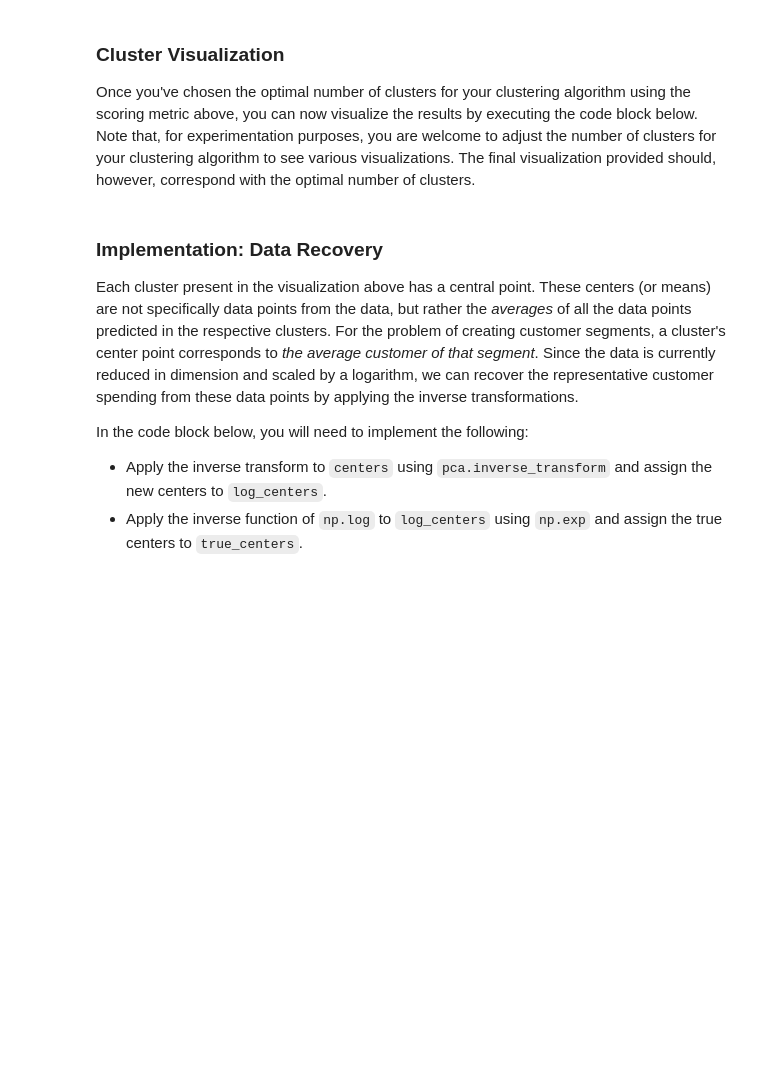
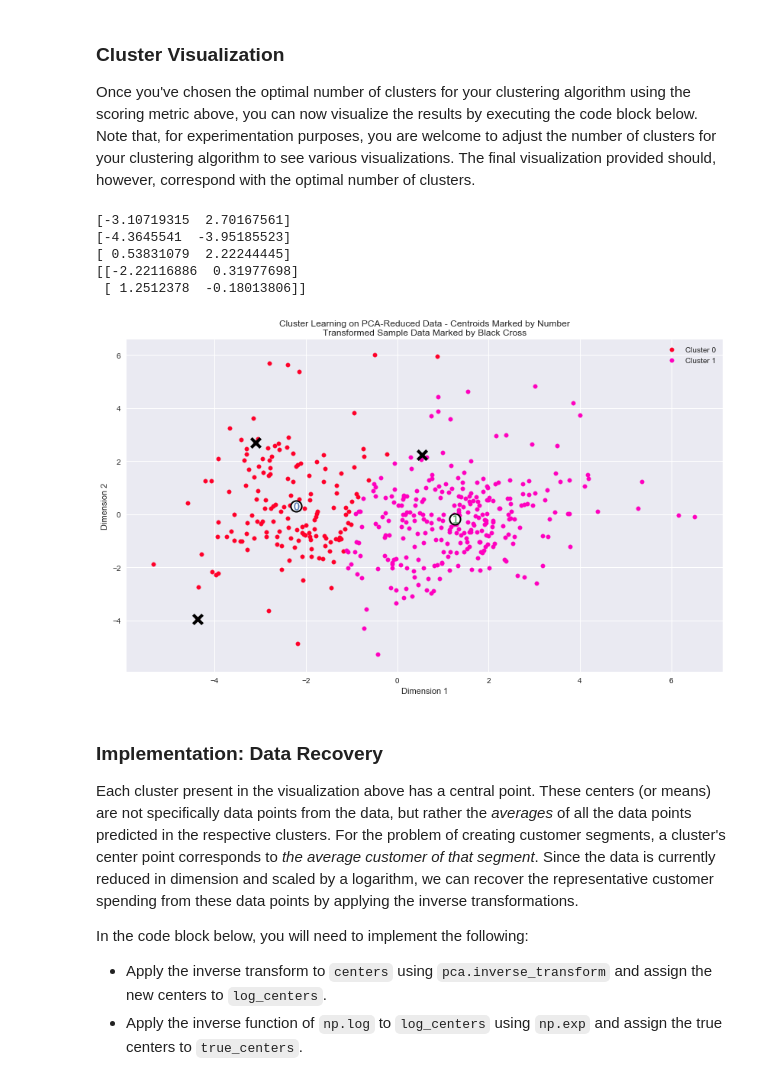
Before and after one commit to nccheng/machine-learning, a Jupyter notebook: projects/customer_segments/customer_segments.ipynb, the cells around one changed output. Saved outputs shown, nothing was run; the diff lists cells and outputs as text; code cells hidden in the pictures; blank space fills up the shorter version.

```diff
--- a/projects/customer_segments/customer_segments.ipynb
+++ b/projects/customer_segments/customer_segments.ipynb
@@ -583,3 +580,24 @@ vs.cluster_results(reduced_data, preds, centers, pca_samples)
+# %%
+# Choose n_cluster = 2, and re-run the GMM model
+clusterer = GMM(n_components=2).fit(reduced_data)
+preds = clusterer.predict(reduced_data)
+centers = clusterer.means_
+sample_preds = clusterer.predict(pca_samples)
+
+
+# Display the results of the clustering from implementation
+vs.cluster_results(reduced_data, preds, centers, pca_samples)
+print pca_samples[0]
+print pca_samples[1]
+print pca_samples[2]
+print centers
+# %% [output]
+[-3.10719315  2.70167561]
+[-4.3645541  -3.95185523]
+[ 0.53831079  2.22244445]
+[[-2.22116886  0.31977698]
+ [ 1.2512378  -0.18013806]]
+[figure, added]
 # %% [markdown]
 ### Implementation: Data Recovery
 Each cluster present in the visualization above has a central point. These centers (or means) are not specifically data points from the data, but rather the *averages* of all the data points predicted in the respective clusters. For the problem of creating customer segments, a cluster's center point corresponds to *the average customer of that segment*. Since the data is currently reduced in dimension and scaled by a logarithm, we can recover the representative customer spending from these data points by applying the inverse transformations.
```
Also changed, not shown: parts of 12 cells of this notebook.
